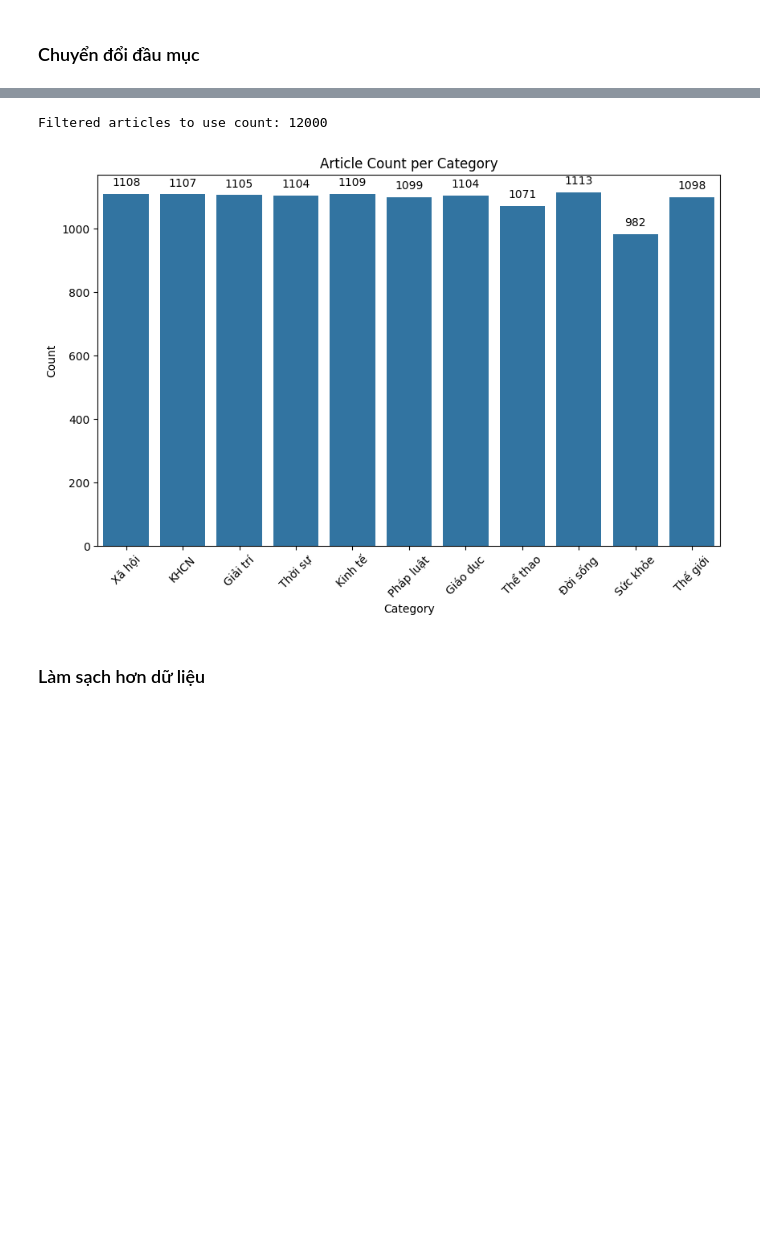
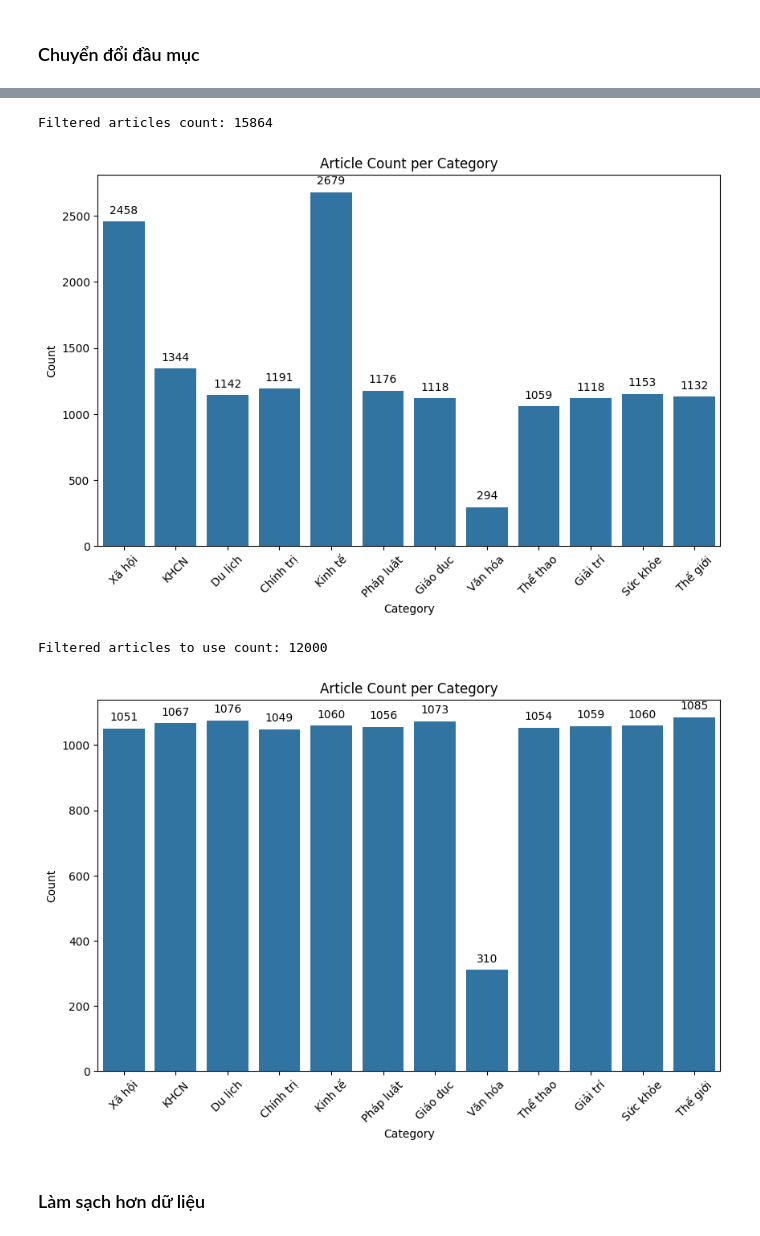
Before and after one commit to letangphuquy/AI4E, a Jupyter notebook: 4-nlp-text-classification/thực_hành_phân_loại_tin_tức_(cnn,_rnn,_lstm).ipynb, the cells around one changed output, grey strips where cells are left out. Cells and saved outputs as stored; diff of their text form; code cells hidden in the pictures; blank space fills up the shorter version.

```diff
--- a/4-nlp-text-classification/thực_hành_phân_loại_tin_tức_(cnn,_rnn,_lstm).ipynb
+++ b/4-nlp-text-classification/thực_hành_phân_loại_tin_tức_(cnn,_rnn,_lstm).ipynb
@@ -189,3 +162,63 @@ Filtered articles count: 17897
+# %%
+# Từ điển ánh xạ các categories hiện tại về 12 loại
+category_mapping = {
+    "Thời sự": "Chính trị",
+    "Đời sống": "Xã hội",
+    "An sinh": "Xã hội",
+    "Lao động - Việc làm": "Xã hội",
+    "Tình yêu - Giới tính": "Xã hội",
+    "Khoa học - Công nghệ": "KHCN",
+    "Sức mạnh số": "KHCN",
+    "Số hóa": "KHCN",
+    "Công nghiệp hỗ trợ": "KHCN",
+    "Kinh doanh": "Kinh tế",
+    "Thị trường - tiêu dùng": "Kinh tế",
+    "Bất động sản": "Kinh tế",
+    "Các bệnh": "Sức khỏe",
+}
+categories_list = ["Chính trị", "Xã hội", "KHCN", "Kinh tế", "Thế giới", "Văn hóa", "Giải trí", "Du lịch", "Giáo dục", "Sức khỏe", "Pháp luật", "Thể thao"]
+
+# Lọc và chuyển đổi categories
+filtered_data = []
+for article in data:
+    cat = article['metadata']['cat']
+    if cat in category_mapping:
+        cat = category_mapping[cat]
+    if cat not in categories_list: continue
+    article['metadata']['cat'] = cat
+    filtered_data.append(article)
+
+# In ra các bài báo sau khi lọc và chuyển đổi categories
+print(f"Filtered articles count: {len(filtered_data)}")
+# Trích xuất các danh mục (categories)
+categories = [article['metadata']['cat'] for article in filtered_data]
+
+# Đếm số lượng từng danh mục
+category_counts = {}
+for category in categories:
+    if category in category_counts:
+        category_counts[category] += 1
+    else:
+        category_counts[category] = 1
+
+# Vẽ biểu đồ cột
+plt.figure(figsize=(10, 6))  # Điều chỉnh kích thước biểu đồ nhỏ hơn
+ax = sns.barplot(x=list(category_counts.keys()), y=list(category_counts.values()))
+plt.xlabel('Category')
+plt.ylabel('Count')
+plt.title('Article Count per Category')
+plt.xticks(rotation=45)
+
+# Thêm số lượng ở trên mỗi cột
+for p in ax.patches:
+    ax.annotate(f'{int(p.get_height())}', (p.get_x() + p.get_width() / 2., p.get_height()),
+                ha='center', va='center', xytext=(0, 10), textcoords='offset points')
+
+plt.savefig('category-distribution.png')
+plt.show()
+# %% [output]
+Filtered articles count: 15864
+[figure, added]
 # %%
 # Tạo một defaultdict để lưu các văn bản theo từng category
 category_data = defaultdict(list)
@@ -234,7 +267,7 @@ plt.savefig('balanced-category-distribution.png')
 plt.show()
 # %% [output]
 Filtered articles to use count: 12000
-[figure, old version]
+[figure, new version]
 # %% [markdown]
 ### Làm sạch hơn dữ liệu
 # %%
```
Also changed, not shown: parts of 2 cells of this notebook, 2 other files.
